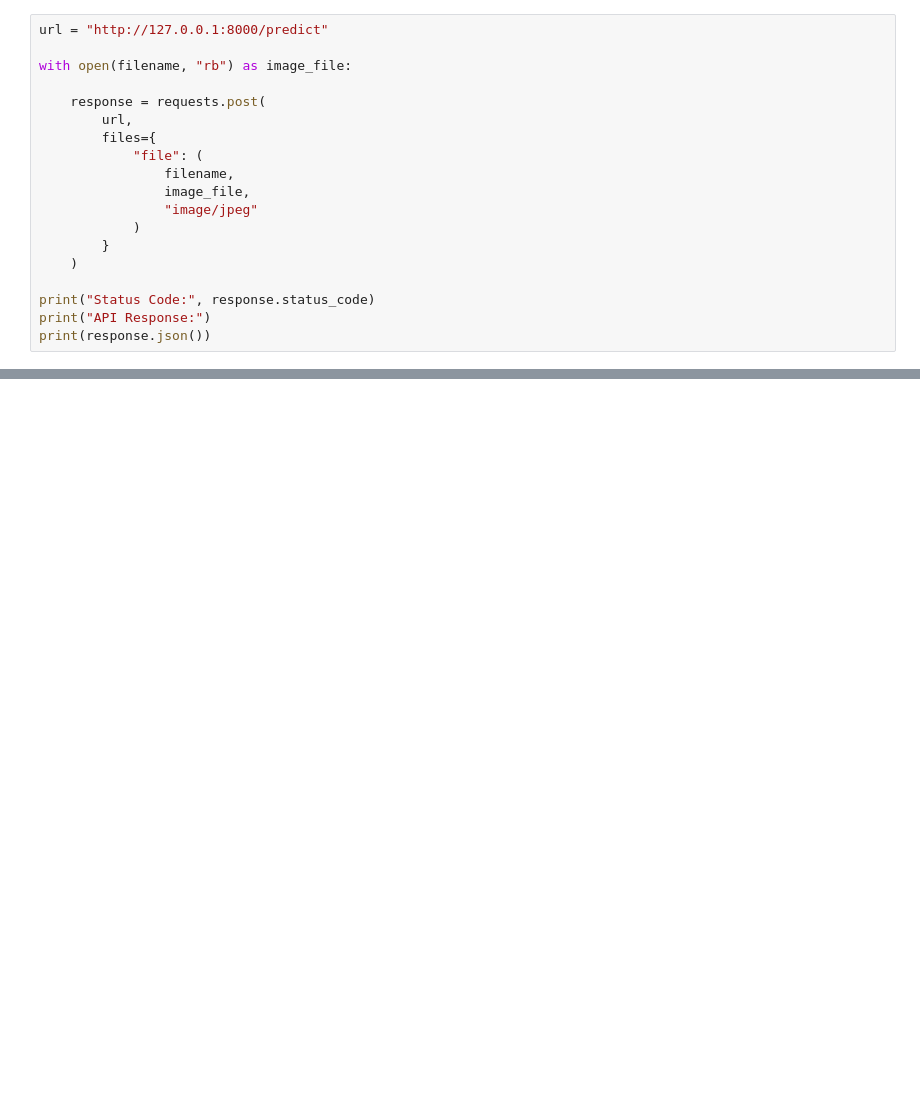
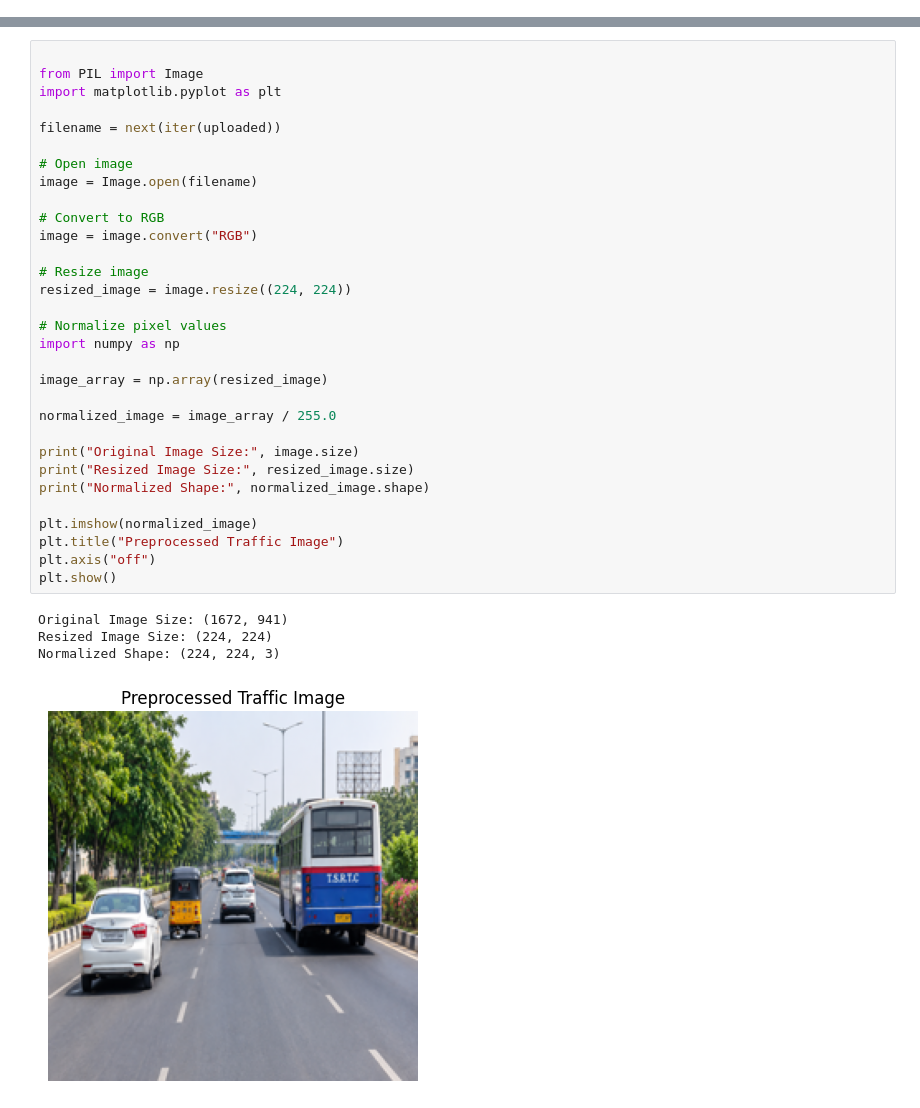
Before and after one commit to challapoojitha207-blip/DEEP-LEARNING, a Jupyter notebook: SKILL/Skill1dl.ipynb, the cells around one changed output, grey strips where cells are left out. Cells and saved outputs as stored; diff of their text form; blank space fills up the shorter version.

```diff
--- a/SKILL/Skill1dl.ipynb
+++ b/SKILL/Skill1dl.ipynb
@@ -204,19 +192,0 @@ Response: {'message': 'Welcome to VisionPort AI', 'status': 'Running'}
-# %%
-url = "http://127.0.0.1:8000/predict"
-
-with open(filename, "rb") as image_file:
-
-    response = requests.post(
-        url,
-        files={
-            "file": (
-                filename,
-                image_file,
-                "image/jpeg"
-            )
-        }
-    )
-
-print("Status Code:", response.status_code)
-print("API Response:")
-print(response.json())
@@ -226,0 +204,36 @@ API Response:
+# %%
+
+from PIL import Image
+import matplotlib.pyplot as plt
+
+filename = next(iter(uploaded))
+
+# Open image
+image = Image.open(filename)
+
+# Convert to RGB
+image = image.convert("RGB")
+
+# Resize image
+resized_image = image.resize((224, 224))
+
+# Normalize pixel values
+import numpy as np
+
+image_array = np.array(resized_image)
+
+normalized_image = image_array / 255.0
+
+print("Original Image Size:", image.size)
+print("Resized Image Size:", resized_image.size)
+print("Normalized Shape:", normalized_image.shape)
+
+plt.imshow(normalized_image)
+plt.title("Preprocessed Traffic Image")
+plt.axis("off")
+plt.show()
+# %% [output]
+Original Image Size: (1672, 941)
+Resized Image Size: (224, 224)
+Normalized Shape: (224, 224, 3)
+[figure, added]
```
Also changed, not shown: parts of 18 cells of this notebook.
